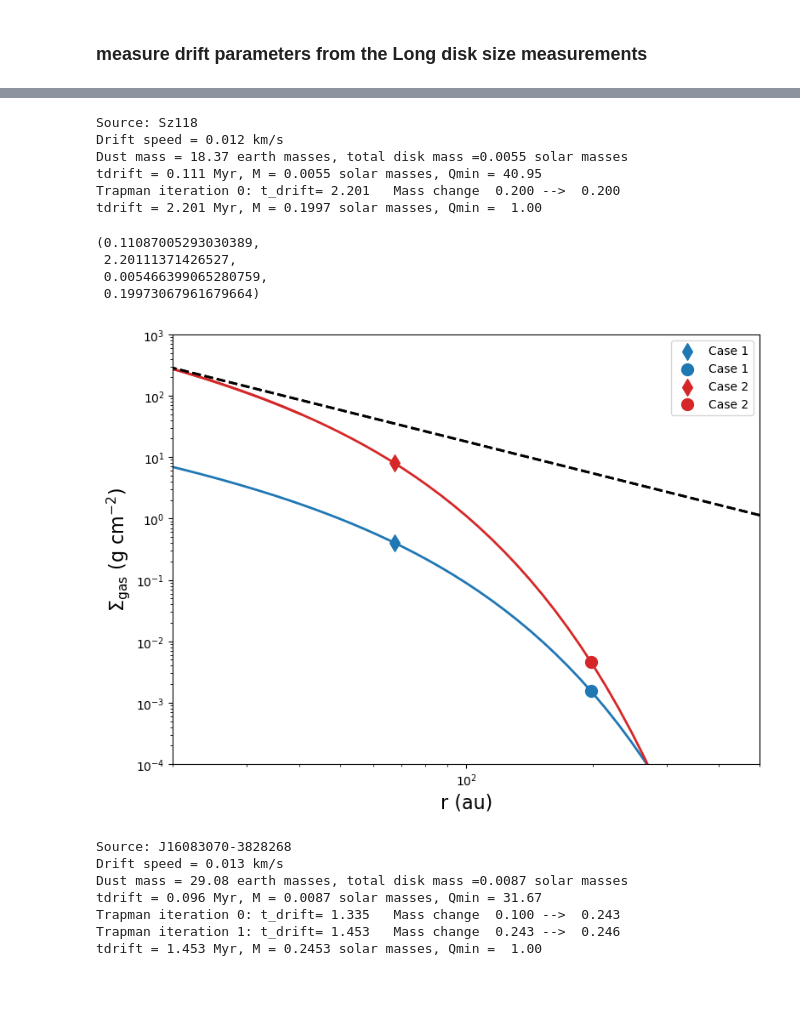
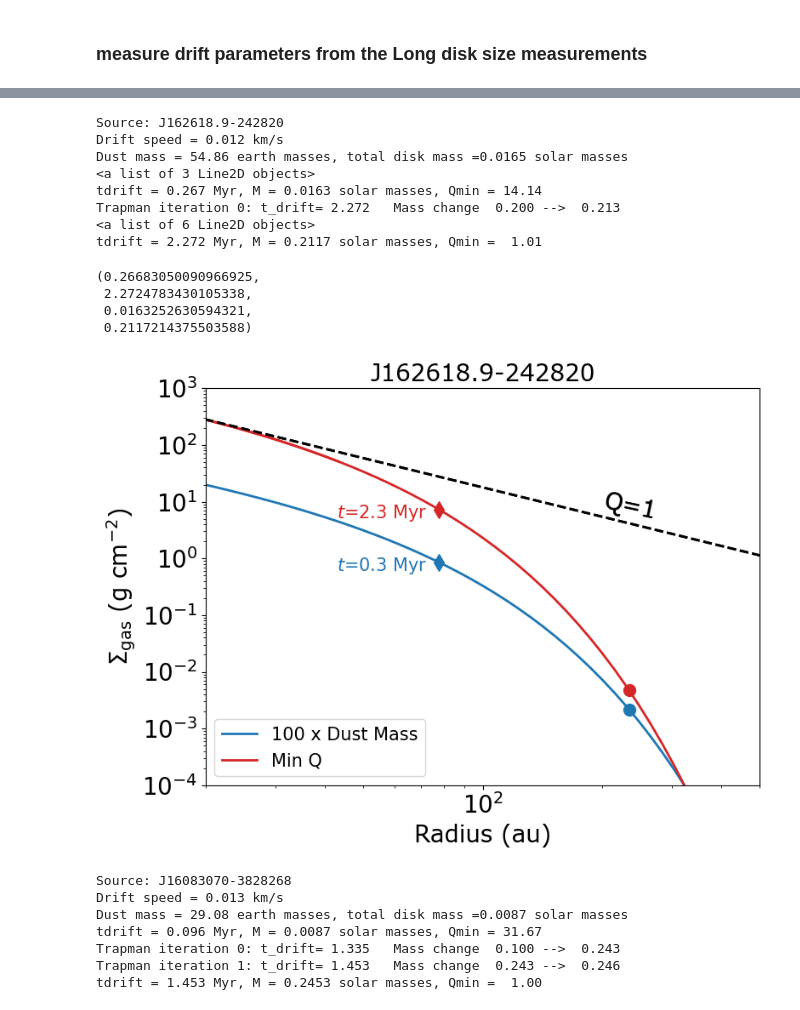
Before and after one commit to QuickPainter/DECO, a Jupyter notebook: drift_fit.ipynb, the cells around one changed output, grey strips where cells are left out. Drawn from its saved outputs; the diff is of its cells as text; code cells hidden in the pictures.

```diff
--- a/drift_fit.ipynb
+++ b/drift_fit.ipynb
@@ -279,8 +304,8 @@ def fit_data(df, iloc, t_start, m_start, plot_to_screen=True, panelplot=False, a
     # ax2.plot([0, 1e3], [1, 1], ':', lw=3, alpha=0.5, color='black')
 
     if not panelplot:
-        ax.set_xlabel('r (au)', fontsize=fontsize)
-        ax.set_ylabel(r'$\Sigma_{\rm gas}$ (g cm$^{-2}$)', fontsize=fontsize)
+        ax.set_xlabel('Radius (au)', **csfont)
+        ax.set_ylabel(r'$\Sigma_{\rm gas}$ (g cm$^{-2}$)', **csfont)
         # ax2.set_ylabel('Toomre Q', fontsize=fontsize)
         #ax.grid(which='both', alpha=0.3, ls='--')
 
@@ -326,7 +351,7 @@ def fit_data(df, iloc, t_start, m_start, plot_to_screen=True, panelplot=False, a
     for i in range(2):
         if i == 0:
             # disk mass = 100 * dust mass
-            label = 'Case 1'
+            label = '100 x Dust Mass'
             color = 'tab:blue'
             #label = str(f"100M_dust = {100*Mdust*mearth/msun:6.3f}")
             #label = str(f"$M = {100*Mdust*mearth/msun:6.3f} M_\odot$")
@@ -335,7 +360,7 @@ def fit_data(df, iloc, t_start, m_start, plot_to_screen=True, panelplot=False, a
         if i == 1:
             # disk is marginally gravitationally stable
             color = 'tab:red'
-            label = 'Case 2'
+            label = 'Min Q'
             iter = 0
             mdisk_converge = False
             while iter < max_iter and not mdisk_converge:
@@ -359,8 +384,10 @@ def fit_data(df, iloc, t_start, m_start, plot_to_screen=True, panelplot=False, a
         if i==1:
             Sigma_drift[1] = trapman(mdisk0, Lstar)
 
-        ax.scatter(R_obs[0], Sigma_drift[0], color=color, label=label, marker='d',s=100)
-        ax.scatter(R_obs[1], Sigma_drift[1], color=color, label=label,s=100)
+        ax.scatter(R_obs[0], Sigma_drift[0], color=color, marker='d',s=100)
+        ax.annotate(r'$t$'+f'={np.round(td1,1)} Myr', (.55*R_obs[0], .7*Sigma_drift[0]),color=color, fontsize=15)
+        ax.scatter(R_obs[1], Sigma_drift[1], color=color,s=100)
+
 
         Sigma0, Rc = fitsigma1(R_obs, Sigma_drift)
         M, Q, max_sigma = mq(R_plot, Sigma0, Rc, Mstar, Lstar)
@@ -368,13 +395,16 @@ def fit_data(df, iloc, t_start, m_start, plot_to_screen=True, panelplot=False, a
 
         Sigma_plot = sigma1(R_plot, Sigma0, Rc)
         tau1 = Sigma_plot > 50
-        ax.plot(R_plot, Sigma_plot, '-', color=color, lw=2)
+        ax.plot(R_plot, Sigma_plot, '-', color=color, lw=2, label=label)
         ax.plot(R_plot[tau1], Sigma_plot[tau1], '-', color=color, lw=2)
         ax.plot(R_plot, max_sigma, '-', color='black', lw=2, ls='--')
 
+        print(ax.get_lines())
+        ax.text(200,5,"Q=1", rotation=-12, **csfont)
         # ax2.plot(R_plot, Q, '--', color=color, zorder=0)
-        ax.legend(fontsize=fontsize-6)
-
+        ax.legend(loc='lower left',fontsize=15)
+        ax.tick_params(labelsize=20)
+        ax.set_title(source, **csfont)
         print(f'tdrift ={t_drift:6.3f} Myr, M = {M:6.4f} solar masses, Qmin = {np.min(Q):5.2f}')
 
     # rect = patches.Rectangle((0.02, 0.02), 0.26, 0.22, edgecolor='None', facecolor='white', alpha=0.8, transform=ax.transAxes, zorder=2)
@@ -402,19 +432,21 @@ def fit_data(df, iloc, t_start, m_start, plot_to_screen=True, panelplot=False, a
     return td0, td1, *M_fit
 # %%
 t_start, m_start = .05,.2
-fit_data(full_deco_df, 4, t_start, m_start, plot_to_screen=True)
+fit_data(full_deco_df,13, t_start, m_start, plot_to_screen=True)
 # %% [output]
-Source: Sz118
+Source: J162618.9-242820
 Drift speed = 0.012 km/s
-Dust mass = 18.37 earth masses, total disk mass =0.0055 solar masses
-tdrift = 0.111 Myr, M = 0.0055 solar masses, Qmin = 40.95
-Trapman iteration 0: t_drift= 2.201   Mass change  0.200 -->  0.200
-tdrift = 2.201 Myr, M = 0.1997 solar masses, Qmin =  1.00
+Dust mass = 54.86 earth masses, total disk mass =0.0165 solar masses
+<a list of 3 Line2D objects>
+tdrift = 0.267 Myr, M = 0.0163 solar masses, Qmin = 14.14
+Trapman iteration 0: t_drift= 2.272   Mass change  0.200 -->  0.213
+<a list of 6 Line2D objects>
+tdrift = 2.272 Myr, M = 0.2117 solar masses, Qmin =  1.01
-(0.11087005293030389,
- 2.20111371426527,
- 0.005466399065280759,
- 0.19973067961679664)
+(0.26683050090966925,
+ 2.2724783430105338,
+ 0.0163252630594321,
+ 0.2117214375503588)
-[figure, old version]
+[figure, new version]
 # %%
 # DO ALL SOURCES!
 f = open('drift_fit_results.txt', 'w')
```
Also changed, not shown: parts of 7 cells of this notebook, 22 other files.
